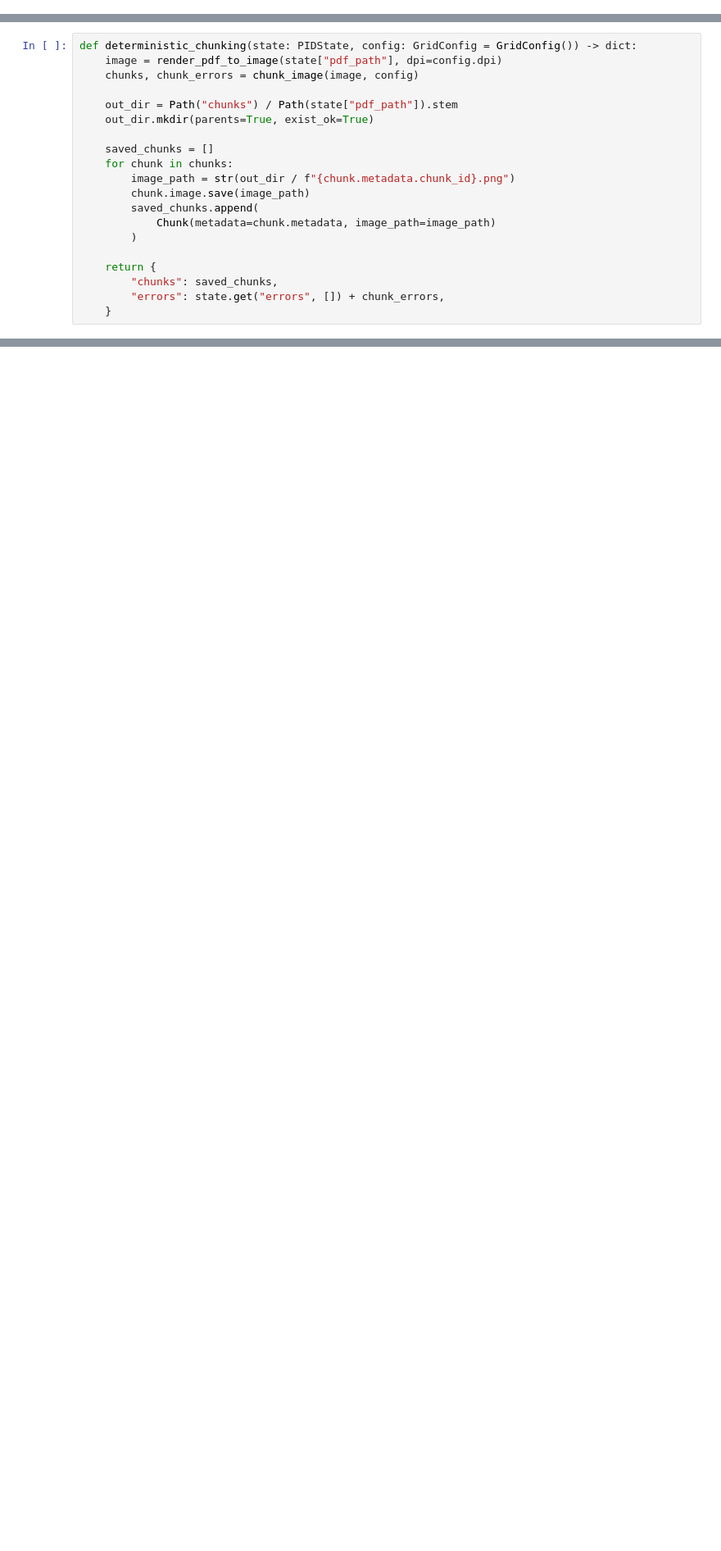
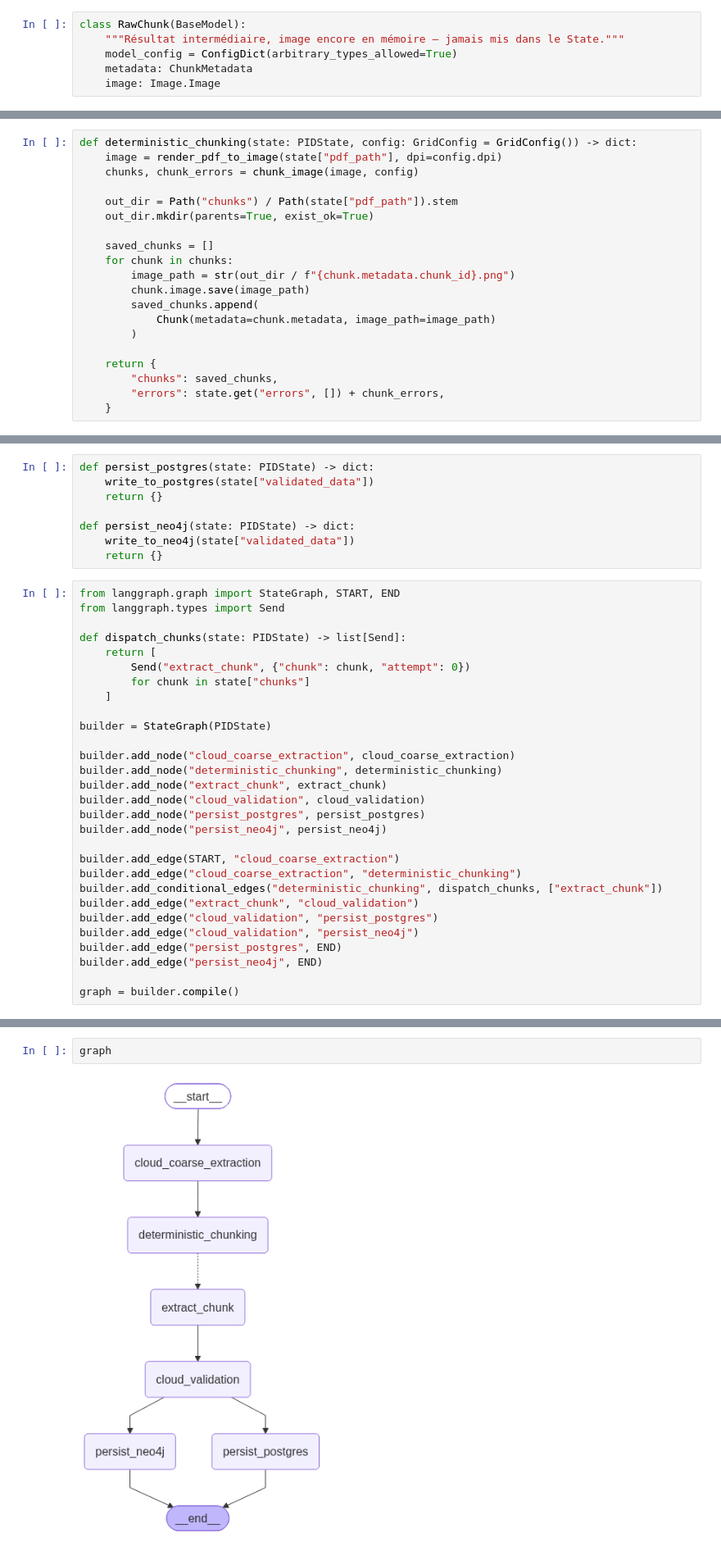
Before and after one commit to Sebabte-Nasreddine/PID_Agent, a Jupyter notebook: test.ipynb, the cells around one changed output, grey strips where cells are left out. Shown at 82% size. Saved outputs shown, nothing was run; the diff lists cells and outputs as text; blank space fills up the shorter version.

```diff
--- a/test.ipynb
+++ b/test.ipynb
@@ -104,3 +96,9 @@ def render_pdf_to_image(pdf_path: str, dpi: int = 200) -> Image.Image:
     if len(pages) != 1:
         raise ValueError(f"Expected a single-page PDF, got {len(pages)} pages: {pdf_path}")
     return pages[0]
+# %%
+class RawChunk(BaseModel):
+    """Résultat intermédiaire, image encore en mémoire — jamais mis dans le State."""
+    model_config = ConfigDict(arbitrary_types_allowed=True)
+    metadata: ChunkMetadata
+    image: Image.Image
@@ -126,0 +594,37 @@ def deterministic_chunking(state: PIDState, config: GridConfig = GridConfig()) -
+# %%
+def persist_postgres(state: PIDState) -> dict:
+    write_to_postgres(state["validated_data"])
+    return {}
+
+def persist_neo4j(state: PIDState) -> dict:
+    write_to_neo4j(state["validated_data"])
+    return {}
+# %%
+from langgraph.graph import StateGraph, START, END
+from langgraph.types import Send
+
+def dispatch_chunks(state: PIDState) -> list[Send]:
+    return [
+        Send("extract_chunk", {"chunk": chunk, "attempt": 0})
+        for chunk in state["chunks"]
+    ]
+
+builder = StateGraph(PIDState)
+
+builder.add_node("cloud_coarse_extraction", cloud_coarse_extraction)
+builder.add_node("deterministic_chunking", deterministic_chunking)
+builder.add_node("extract_chunk", extract_chunk)
+builder.add_node("cloud_validation", cloud_validation)
+builder.add_node("persist_postgres", persist_postgres)
+builder.add_node("persist_neo4j", persist_neo4j)
+
+builder.add_edge(START, "cloud_coarse_extraction")
+builder.add_edge("cloud_coarse_extraction", "deterministic_chunking")
+builder.add_conditional_edges("deterministic_chunking", dispatch_chunks, ["extract_chunk"])
+builder.add_edge("extract_chunk", "cloud_validation")
+builder.add_edge("cloud_validation", "persist_postgres")
+builder.add_edge("cloud_validation", "persist_neo4j")
+builder.add_edge("persist_postgres", END)
+builder.add_edge("persist_neo4j", END)
+
+graph = builder.compile()
@@ -126,0 +692,4 @@ def deterministic_chunking(state: PIDState, config: GridConfig = GridConfig()) -
+# %%
+graph
+# %% [output]
+[figure, added]
```
Also changed, not shown: parts of 30 cells of this notebook, 13 other files.
